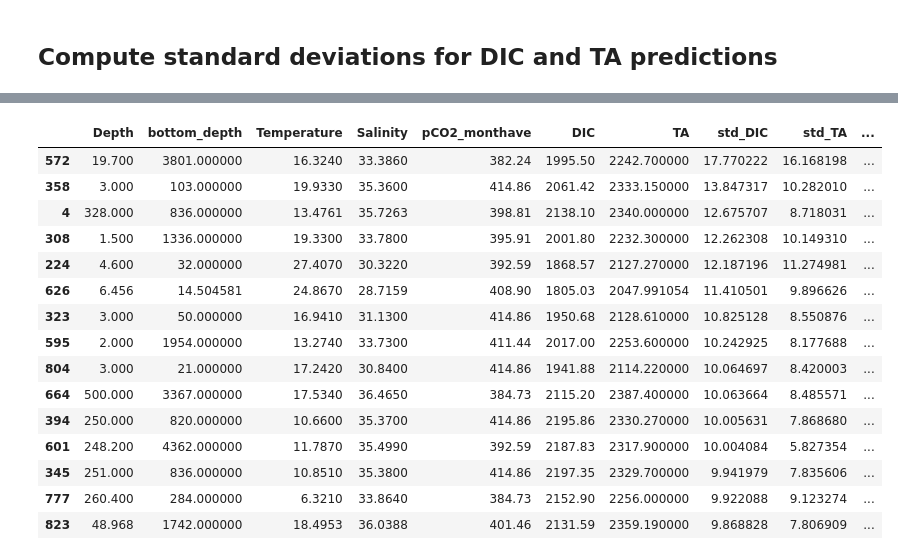
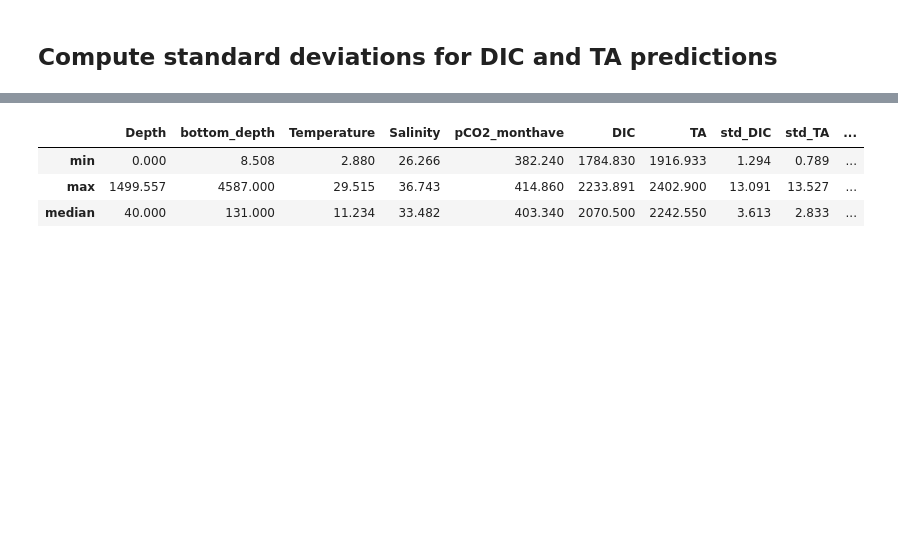
Before and after one commit to WHOIGit/nelme-bottom-water-bgc, a Jupyter notebook: bottle_model_ensemble.ipynb, the cells around one changed output, grey strips where cells are left out. Cells and saved outputs as stored; diff of their text form; code cells hidden in the pictures; blank space fills up the shorter version.

```diff
--- a/bottle_model_ensemble.ipynb
+++ b/bottle_model_ensemble.ipynb
@@ -225,0 +193,3 @@ Test set TA std:  min = 0.864, max = 16.168
+# %%
+def minmax(x):
+    return pd.Series([x.min(), x.max(), x.median()], index=['min', 'max', 'median'])
@@ -253,25 +250,14 @@ df_train.sort_values(['std_DIC','std_TA'], ascending=False)[:15]
 # %%
-df_test = pd.DataFrame(np.c_[X_numpy_test, Y_numpy_test], columns= features + targets)
+outfile_test =  'data/uncertainty_testset{}.csv'.format(suffix)
+df_test = pd.DataFrame(np.c_[X_numpy_test, Y_numpy_test], columns = features + targets)
 df_test['std_DIC'] = std_DIC_test
 df_test['std_TA'] = std_TA_test
 df_test['avg_DIC'] = avg_DIC_test
 df_test['avg_TA'] = avg_TA_test
 df_test.to_csv(outfile_test) # save stats to csv file
-df_test.sort_values(['std_DIC','std_TA'], ascending=False)[:15]
+df_test.apply(minmax).style.format('{:.3f}')
 # %% [output]
 |  | Depth | bottom_depth | Temperature | Salinity | pCO2_monthave | DIC | TA | std_DIC | std_TA | ... |
-| 572 | 19.700 | 3801.000000 | 16.3240 | 33.3860 | 382.24 | 1995.50 | 2242.700000 | 17.770222 | 16.168198 | ... |
-| 358 | 3.000 | 103.000000 | 19.9330 | 35.3600 | 414.86 | 2061.42 | 2333.150000 | 13.847317 | 10.282010 | ... |
-| 4 | 328.000 | 836.000000 | 13.4761 | 35.7263 | 398.81 | 2138.10 | 2340.000000 | 12.675707 | 8.718031 | ... |
-| 308 | 1.500 | 1336.000000 | 19.3300 | 33.7800 | 395.91 | 2001.80 | 2232.300000 | 12.262308 | 10.149310 | ... |
-| 224 | 4.600 | 32.000000 | 27.4070 | 30.3220 | 392.59 | 1868.57 | 2127.270000 | 12.187196 | 11.274981 | ... |
-| 626 | 6.456 | 14.504581 | 24.8670 | 28.7159 | 408.90 | 1805.03 | 2047.991054 | 11.410501 | 9.896626 | ... |
-| 323 | 3.000 | 50.000000 | 16.9410 | 31.1300 | 414.86 | 1950.68 | 2128.610000 | 10.825128 | 8.550876 | ... |
-| 595 | 2.000 | 1954.000000 | 13.2740 | 33.7300 | 411.44 | 2017.00 | 2253.600000 | 10.242925 | 8.177688 | ... |
-| 804 | 3.000 | 21.000000 | 17.2420 | 30.8400 | 414.86 | 1941.88 | 2114.220000 | 10.064697 | 8.420003 | ... |
-| 664 | 500.000 | 3367.000000 | 17.5340 | 36.4650 | 384.73 | 2115.20 | 2387.400000 | 10.063664 | 8.485571 | ... |
-| 394 | 250.000 | 820.000000 | 10.6600 | 35.3700 | 414.86 | 2195.86 | 2330.270000 | 10.005631 | 7.868680 | ... |
-| 601 | 248.200 | 4362.000000 | 11.7870 | 35.4990 | 392.59 | 2187.83 | 2317.900000 | 10.004084 | 5.827354 | ... |
-| 345 | 251.000 | 836.000000 | 10.8510 | 35.3800 | 414.86 | 2197.35 | 2329.700000 | 9.941979 | 7.835606 | ... |
-| 777 | 260.400 | 284.000000 | 6.3210 | 33.8640 | 384.73 | 2152.90 | 2256.000000 | 9.922088 | 9.123274 | ... |
-| 823 | 48.968 | 1742.000000 | 18.4953 | 36.0388 | 401.46 | 2131.59 | 2359.190000 | 9.868828 | 7.806909 | ... |
+| min | 0.000 | 8.508 | 2.880 | 26.266 | 382.240 | 1784.830 | 1916.933 | 1.294 | 0.789 | ... |
+| max | 1499.557 | 4587.000 | 29.515 | 36.743 | 414.860 | 2233.891 | 2402.900 | 13.091 | 13.527 | ... |
+| median | 40.000 | 131.000 | 11.234 | 33.482 | 403.340 | 2070.500 | 2242.550 | 3.613 | 2.833 | ... |
```
Also changed, not shown: parts of 16 cells of this notebook, 1 other file.
